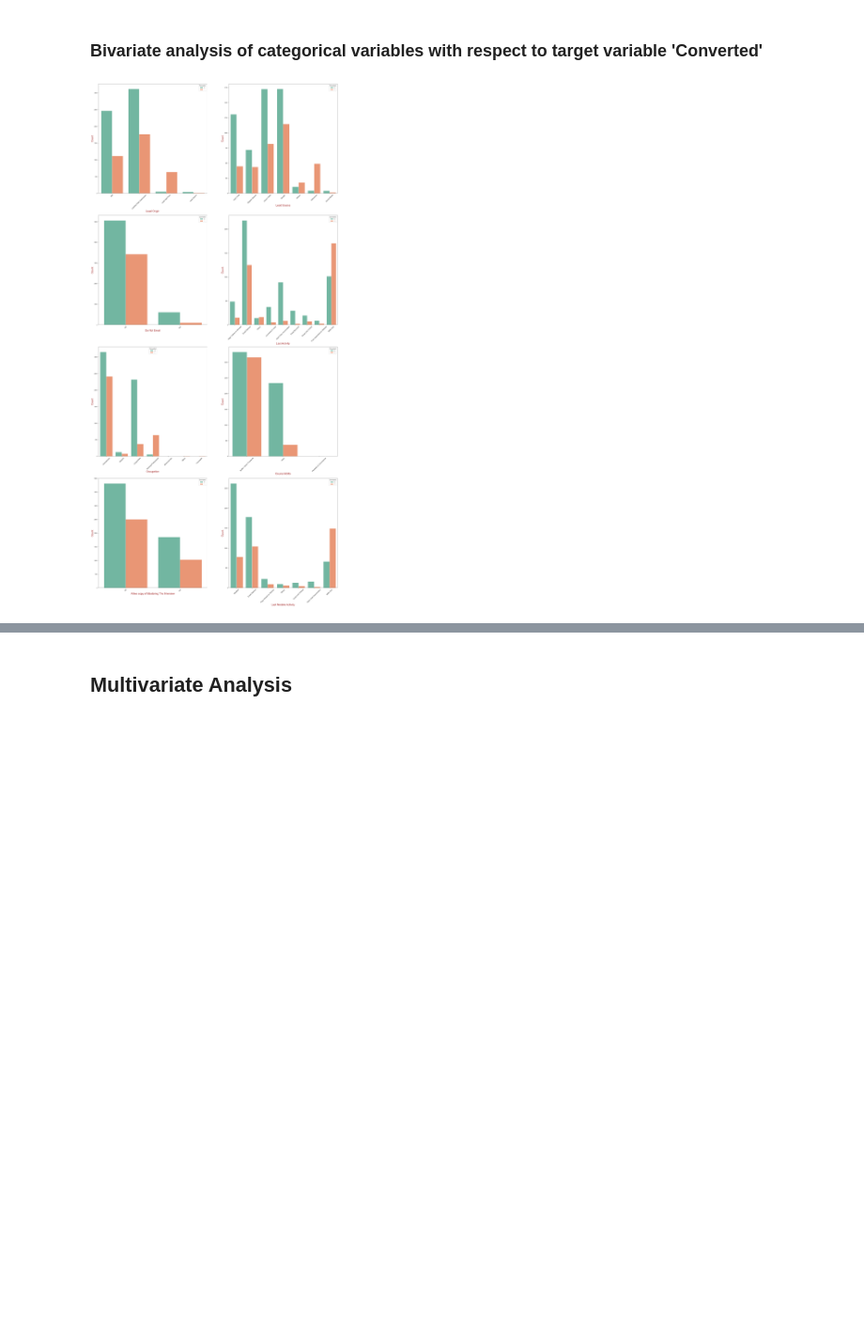
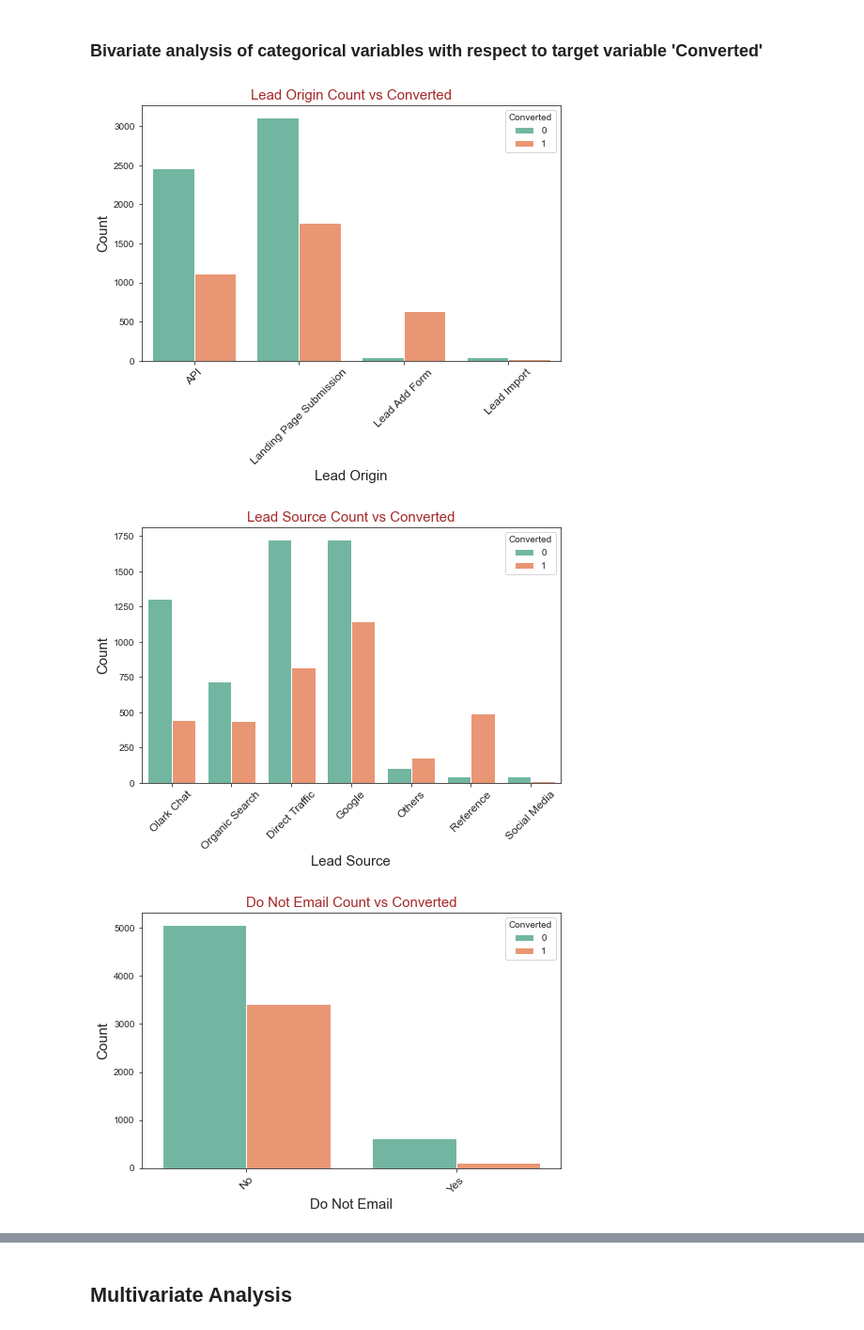
Before and after one commit to ankitaData/Lead_Scoring_Case_Study, a Jupyter notebook: Lead_Scoring_Case_Study.ipynb, the cells around one changed output, grey strips where cells are left out. Shown at 94% size. Drawn from its saved outputs; the diff is of its cells as text; code cells hidden in the pictures; blank space fills up the shorter version.

```diff
--- a/Lead_Scoring_Case_Study.ipynb
+++ b/Lead_Scoring_Case_Study.ipynb
@@ -1065,16 +1065,18 @@ plt.show()
 **3. 'Page Views Per Visit' does not make any difference to the conversion.**
 # %% [markdown]
 ### Bivariate analysis of categorical variables with respect to target variable 'Converted'
-# %%
-# Analysing the count of all categorical columns with respect to the target variable 'Converted' using count plot
-
-plt.figure(figsize=(30,65))
-for cat in enumerate(cat_cols):
-    plt.subplot(4,2,cat[0]+1)
-    sns.countplot(data = leads, x=cat[1],hue='Converted', palette='Set2')
-    plt.xlabel(cat[1], fontsize=18, fontweight=5, color='Brown')
-    plt.ylabel("Count", fontsize=18, fontweight=5, color='Brown')
-    plt.xticks(fontsize=12, rotation=45)
-plt.show()
-# %% [output]
-[figure, removed]
+# %%
+# Analysing the count of all categorical columns with respect to the target variable 'Converted' using count plot
+
+for cat in enumerate(cat_cols):
+    plt.subplots(1,1,figsize=(8,5))
+    sns.countplot(data = leads, x=cat[1],hue='Converted', palette='Set2')
+    plt.title(cat[1] +" Count vs Converted", fontsize=15, fontweight=5,color='Brown')
+    plt.xlabel(cat[1], fontsize=15, fontweight=5)
+    plt.ylabel("Count", fontsize=15, fontweight=5)
+    plt.xticks(fontsize=12, rotation=45)
+plt.show()
+# %% [output]
+[figure, added]
+[figure, added]
+[figure, added]
```
Also changed, not shown: parts of 27 cells of this notebook.
